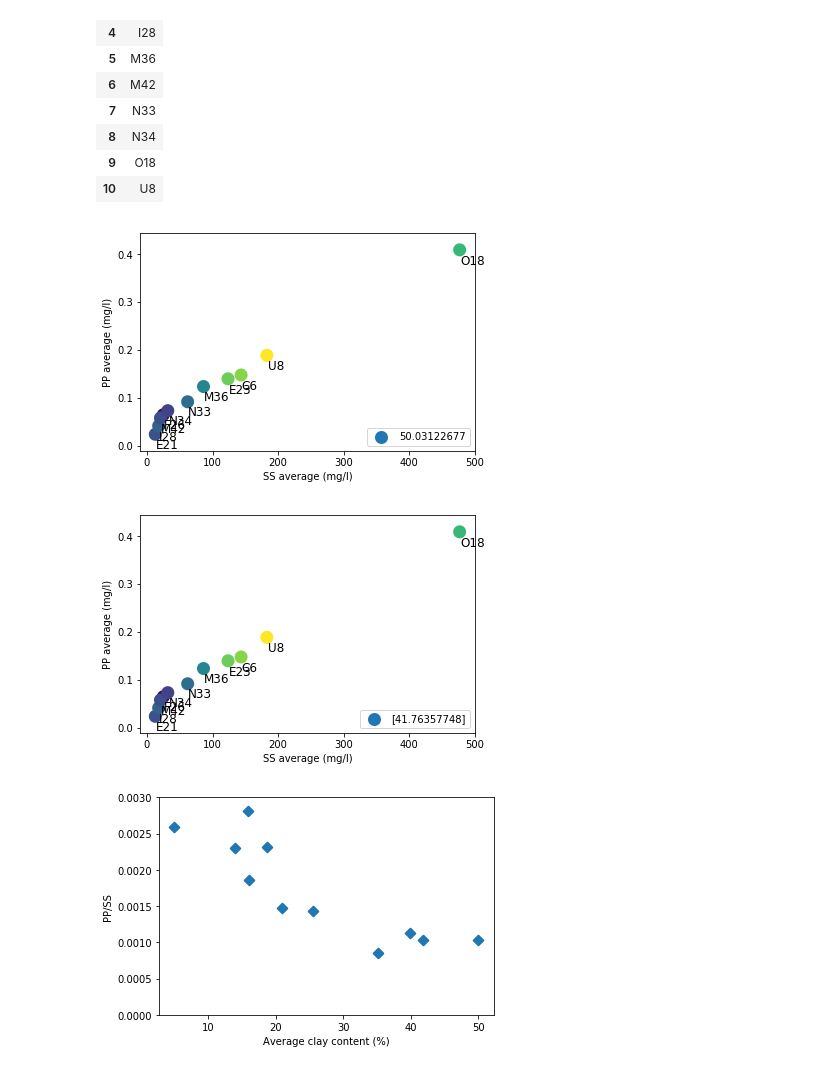
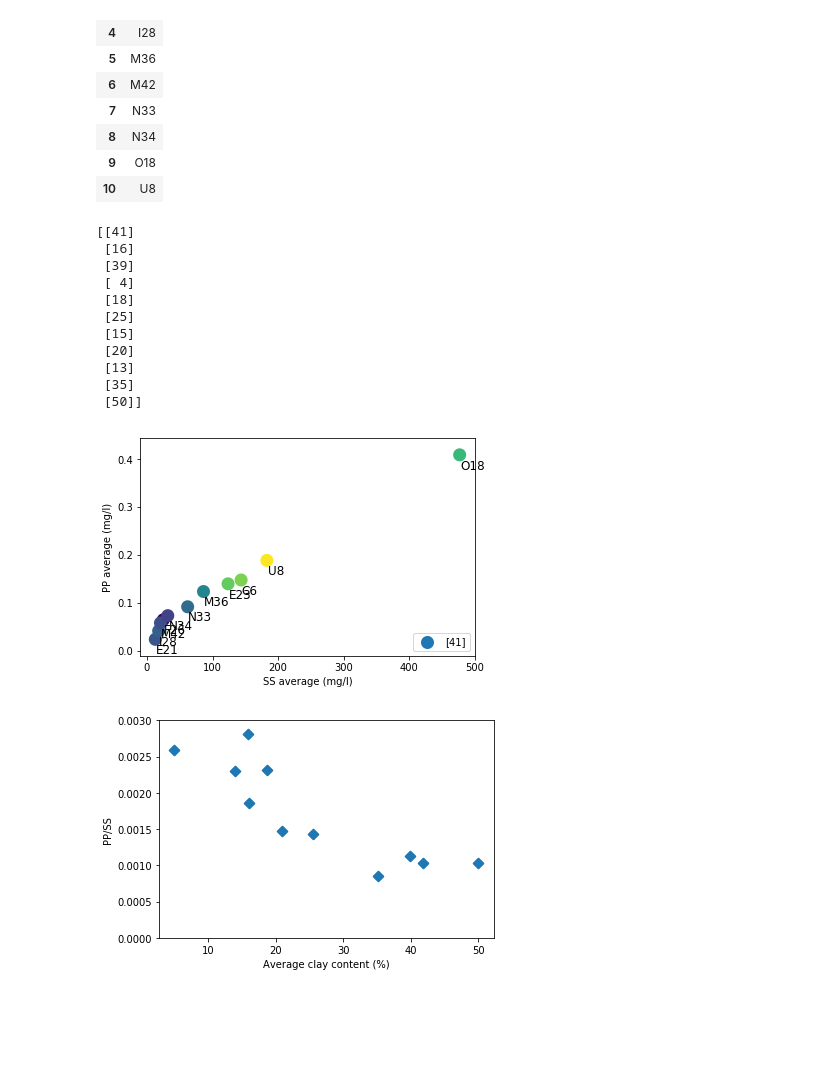
Before and after one commit to SaraSandstrom/pythoncourse, a Jupyter notebook: pcatest.ipynb, the cells around one changed output. Cells and saved outputs as stored; diff of their text form; code cells hidden in the pictures; blank space fills up the shorter version.

Commit message:
Managed to add legend to the bubbleplot to describe the colors, but not exactly how I want it yet

```diff
--- a/pcatest.ipynb
+++ b/pcatest.ipynb
@@ -77,47 +77,47 @@ ID
 | 9 | O18 |
 | 10 | U8 |
 # %%
-#create a bubbleplot instead
+#create a bubbleplot
 #set clay as colors of the bubbles (c=Clay), and increase size of bubbles with linewidth
 import matplotlib.colors
+import matplotlib.patches as mpatches
 
-plt.scatter(SS,PP, c=Clay, linewidth=7)
+
+Clayvalues = Clay.astype(int)
+print(Clayvalues)
+plt.scatter(SS,PP, c=Clayvalues, linewidth=7)
+
+#using this way for the legend, nothing happens
+#plt.legend(Clayvalues, Clayvalues, loc=4)
+
+#using this only makes one color and value to show
+plt.legend(Clayvalues, loc=4)
 
 #label each point according to which catchment it represents
 for i,area in enumerate(ID.values):
     x = SS[i]
     y = PP[i]
     plt.text(x+1.0, y-0.03, area[0], fontsize=12)
-    plt.legend(Clay[i], scatterpoints=1, loc=4)
+    #looping to add the legend also results in only one color and value
+    #plt.legend(Clayvalues[i], loc=4)
 
-#plt.legend(Clay, scatterpoints=1, loc=4)
+
 plt.xlabel("SS average (mg/l)")
 plt.ylabel("PP average (mg/l)")
 plt.show()
 # %% [output]
+[[41]
+ [16]
+ [39]
+ [ 4]
+ [18]
+ [25]
+ [15]
+ [20]
+ [13]
+ [35]
+ [50]]
-[figure, old version]
+[figure, new version]
-# %%
-#trying to create the plot in a different way
-#set clay as colors of the bubbles (c=Clay), and increase size of bubbles with linewidth
-import matplotlib.colors
-
-plt.scatter(SS,PP, c=Clay, linewidth=7)
-
-
-plt.legend(Clay, loc=4)
-
-#label each point according to which catchment it represents
-for i,area in enumerate(ID.values):
-    x = SS[i]
-    y = PP[i]
-    plt.text(x+1.0, y-0.03, area[0], fontsize=12)
-
-
-plt.xlabel("SS average (mg/l)")
-plt.ylabel("PP average (mg/l)")
-plt.show()
-# %% [output]
-[figure, removed]
 # %%
 PPSS = data1[['PP/SS']]
 PPSS = np.array(PPSS)
```
